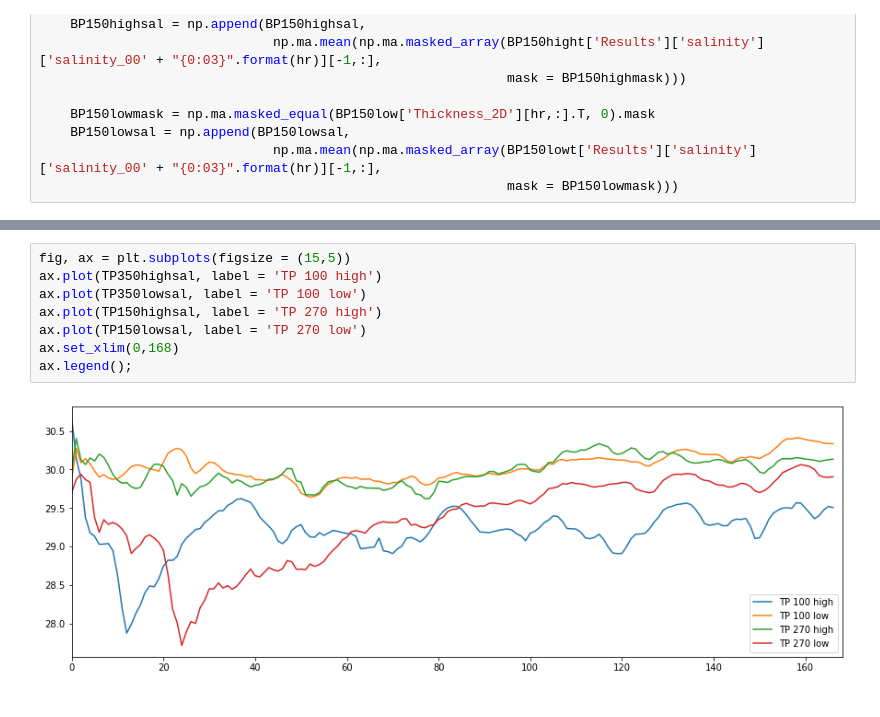
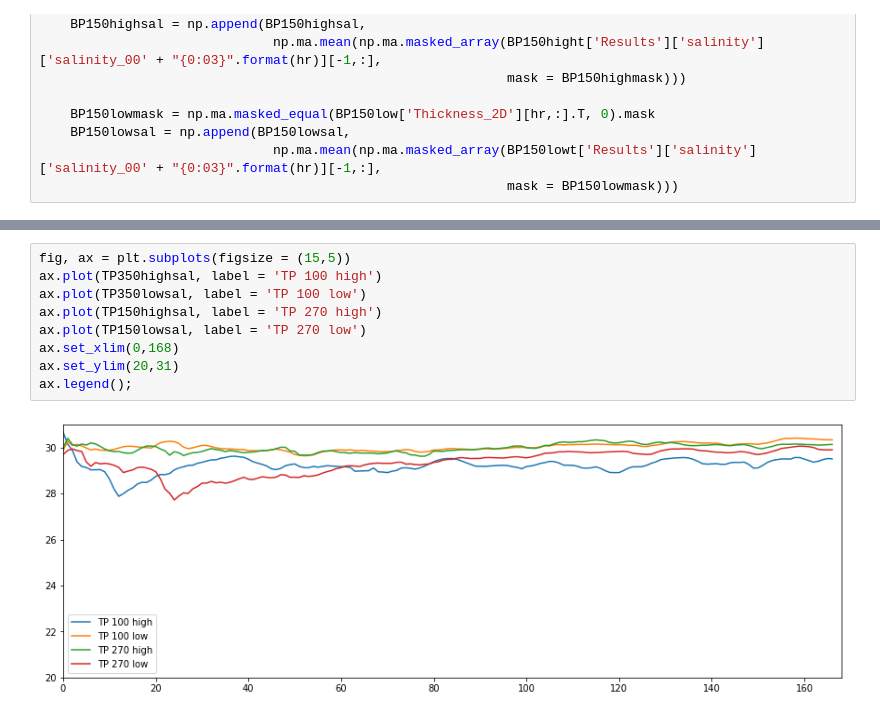
Before and after one commit to SalishSeaCast/analysis-vicky, a Jupyter notebook: notebooks/SixteenRuns.ipynb, the cells around one changed output, grey strips where cells are left out. Saved outputs shown, nothing was run; the diff lists cells and outputs as text.

```diff
--- a/notebooks/SixteenRuns.ipynb
+++ b/notebooks/SixteenRuns.ipynb
@@ -197,10 +237,11 @@ ax.legend();
 # %%
 fig, ax = plt.subplots(figsize = (15,5))
 ax.plot(TP350highsal, label = 'TP 100 high')
 ax.plot(TP350lowsal, label = 'TP 100 low')
 ax.plot(TP150highsal, label = 'TP 270 high')
 ax.plot(TP150lowsal, label = 'TP 270 low')
 ax.set_xlim(0,168)
+ax.set_ylim(20,31)
 ax.legend();
 # %% [output]
-[figure, old version]
+[figure, new version]
```
Also changed, not shown: parts of 27 cells of this notebook.
